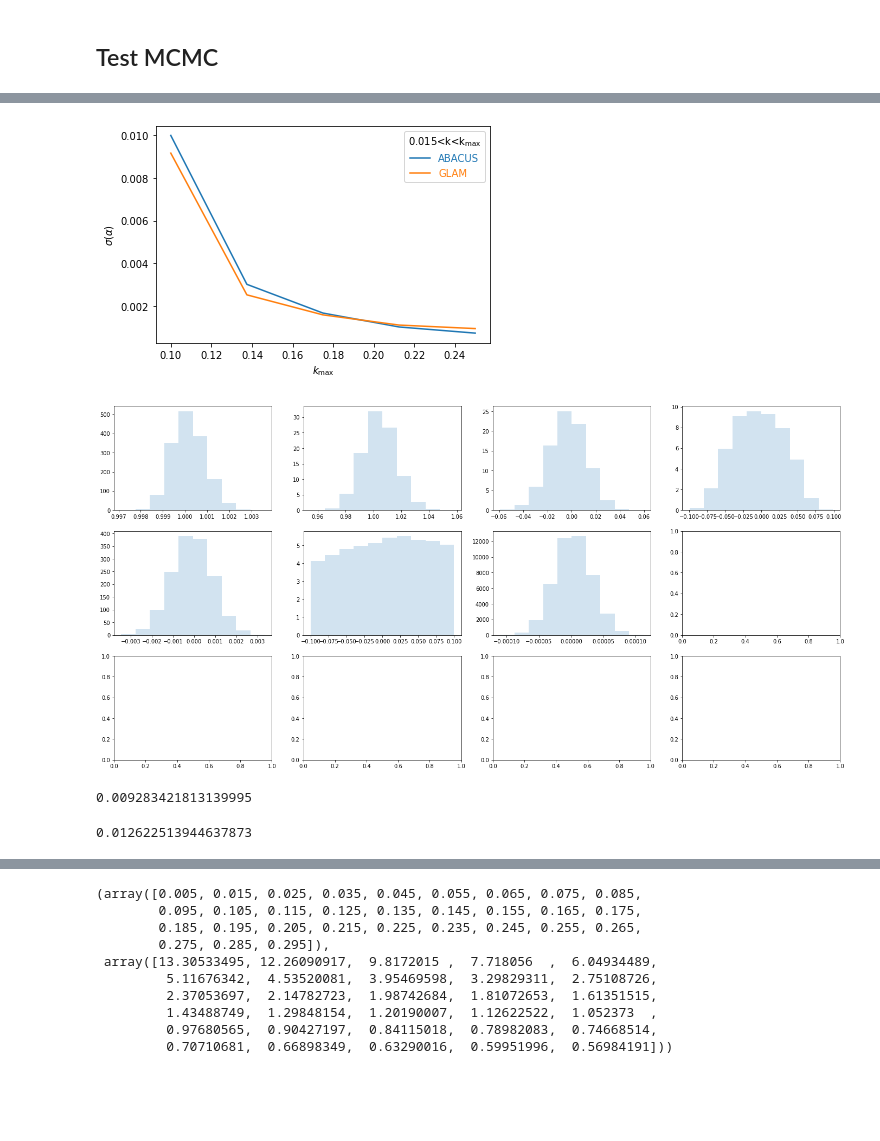
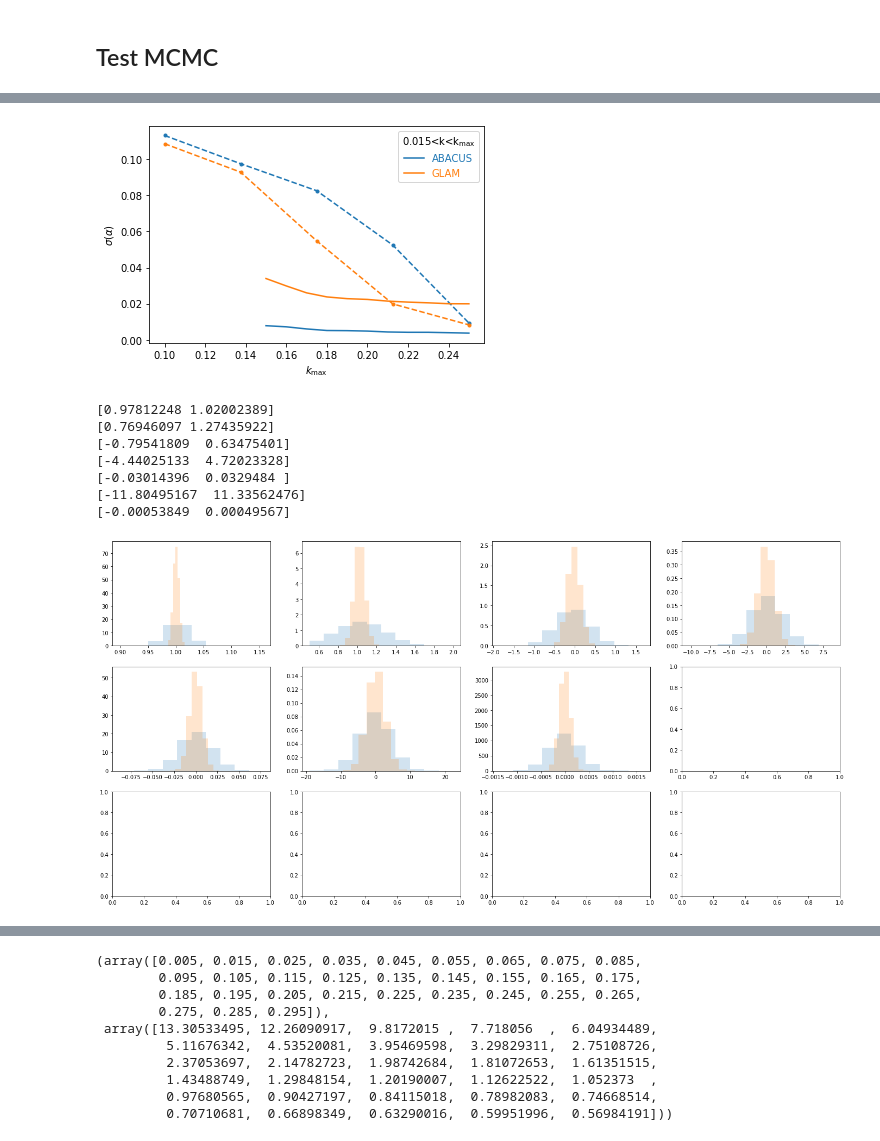
Before and after one commit to mehdirezaie/bispectrum, a Jupyter notebook: bao.ipynb, the cells around one changed output, grey strips where cells are left out. Saved outputs shown, nothing was run; the diff lists cells and outputs as text; code cells hidden in the pictures; blank space fills up the shorter version.

```diff
--- a/bao.ipynb
+++ b/bao.ipynb
@@ -136,9 +103,9 @@ kmax2, sigma2 = read_sigmas(glob('mcmc_jan30//pk_glam_glam_*.npz'))
 # %%
 plt.plot(kmax1, sigma1, label='ABACUS')
-plt.plot(kmax3, sigma3, color='C0', ls='--')
+plt.plot(kmax3, sigma3, color='C0', ls='--', marker='.')
 
 plt.plot(kmax2, sigma2, label='GLAM')
-plt.plot(kmax4, sigma4, color='C1', ls='--')
+plt.plot(kmax4, sigma4, color='C1', ls='--', marker='.')
 
 plt.xlabel(r'$k_{\rm max}$')
 plt.ylabel(r'$\sigma (\alpha)$')
@@ -148,25 +115,27 @@ for i, txt in enumerate(lgn.get_texts()):
 # plt.yscale('log')
 # plt.xlim(0.09, 0.25)
 # %% [output]
-[figure, old version]
+[figure, new version]
 # %%
-d_ = np.load('mcmc_jan30/pk_abacus_abacus_0.015_0.250.npz')
+d_ = np.load('mcmc_jan31/pk_abacus_abacus_0.015_0.200.npz')
+# d_ = np.load('mcmc_jan31/pk_abacus_abacus_0.050_0.250.npz')
+d = np.load('mcmc_jan31/pk_glam_glam_0.015_0.250.npz')
 # d = np.load('mcmcs/mcmc_is_bk_kmax_0.12_quad_v1.1.npz')
 # %%
 fig, ax = plt.subplots(nrows=3, ncols=4, figsize=(24, 12))
 ax = ax.flatten()
 
-for i in range(7):
-    # ax[i].hist(d['chain'][5000:, :, i].flatten(), alpha=0.2, density=True)
+for i in range(d_['chain'].shape[-1]):
+    ax[i].hist(d['chain'][5000:, :, i].flatten(), alpha=0.2, density=True)
     ax[i].hist(d_['chain'][5000:, :, i].flatten(), alpha=0.2, density=True)
+    print(np.percentile(d_['chain'][5000:, :, i].flatten(), [0, 100]))
 # %% [output]
+[0.97812248 1.02002389]
+[0.76946097 1.27435922]
+[-0.79541809  0.63475401]
+[-4.44025133  4.72023328]
+[-0.03014396  0.0329484 ]
+[-11.80495167  11.33562476]
+[-0.00053849  0.00049567]
-[figure, old version]
+[figure, new version]
-# %%
-d_['chain'][5000:, :, 0].std()
-# %% [output]
-0.009283421813139995
-# %%
-d['chain'][5000:, :, 0].std()
-# %% [output]
-0.012622513944637873
 # %%
```
Also changed, not shown: parts of 13 cells of this notebook, 4 other files.
